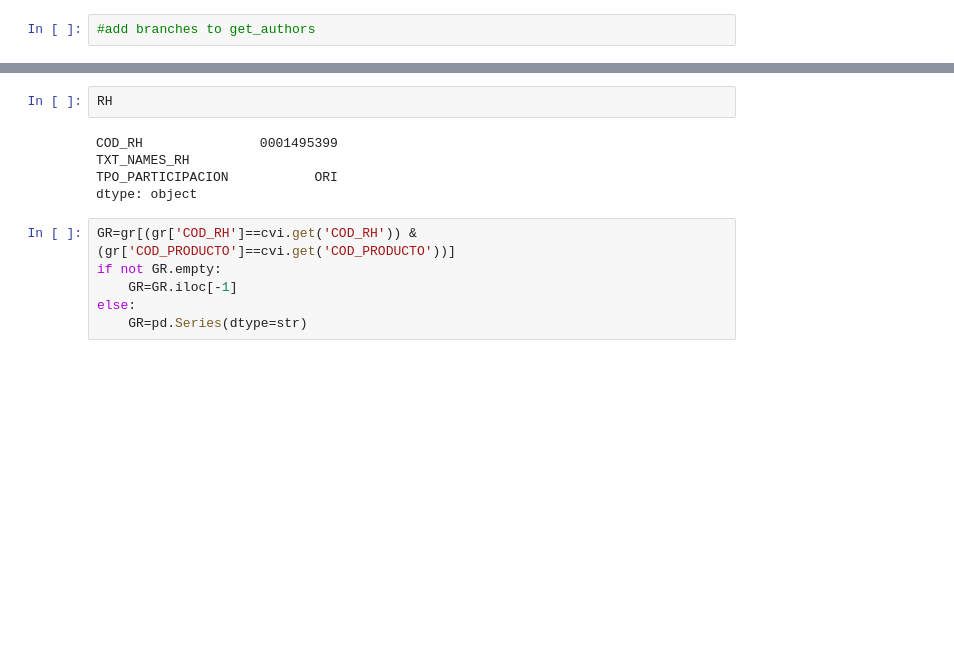
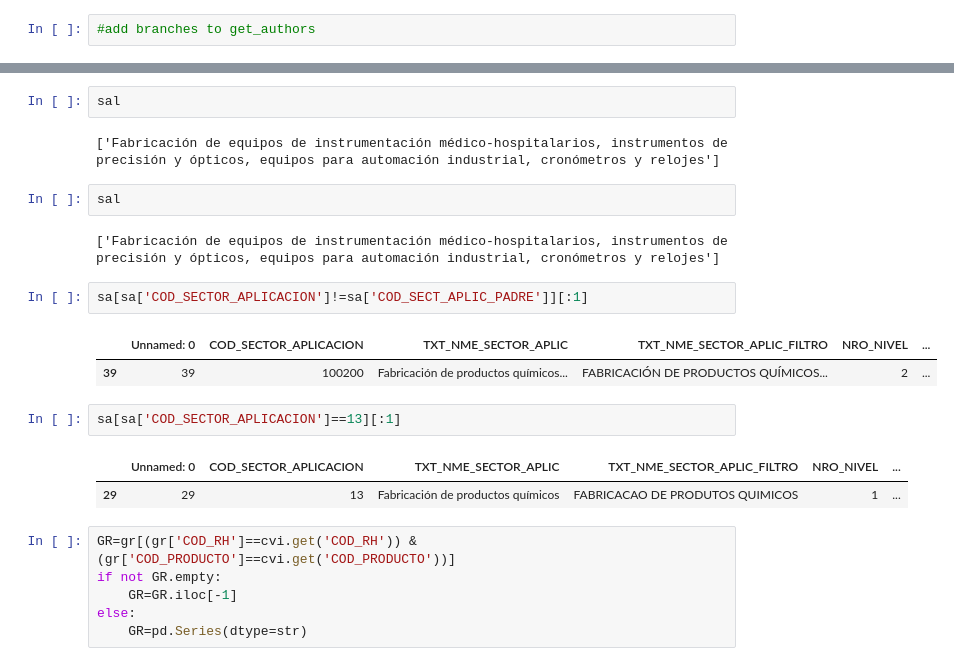
Before and after one commit to colav-playground/scienti, a Jupyter notebook: MIEMBROS_GRUPOS.ipynb, the cells around one changed output, grey strips where cells are left out. Cells and saved outputs as stored; diff of their text form; blank space fills up the shorter version.

```diff
--- a/MIEMBROS_GRUPOS.ipynb
+++ b/MIEMBROS_GRUPOS.ipynb
@@ -505,10 +423,21 @@ dtype: object
-# %%
-RH
-# %% [output]
-COD_RH               0001495399
-TXT_NAMES_RH
-TPO_PARTICIPACION           ORI
-dtype: object
+# %%
+sal
+# %% [output]
+['Fabricación de equipos de instrumentación médico-hospitalarios, instrumentos de precisión y ópticos, equipos para automación industrial, cronómetros y relojes']
+# %%
+sal
+# %% [output]
+['Fabricación de equipos de instrumentación médico-hospitalarios, instrumentos de precisión y ópticos, equipos para automación industrial, cronómetros y relojes']
+# %%
+sa[sa['COD_SECTOR_APLICACION']!=sa['COD_SECT_APLIC_PADRE']][:1]
+# %% [output]
+|  | Unnamed: 0 | COD_SECTOR_APLICACION | TXT_NME_SECTOR_APLIC | TXT_NME_SECTOR_APLIC_FILTRO | NRO_NIVEL | ... |
+| 39 | 39 | 100200 | Fabricación de productos químicos... | FABRICACIÓN DE PRODUCTOS QUÍMICOS... | 2 | ... |
+# %%
+sa[sa['COD_SECTOR_APLICACION']==13][:1]
+# %% [output]
+|  | Unnamed: 0 | COD_SECTOR_APLICACION | TXT_NME_SECTOR_APLIC | TXT_NME_SECTOR_APLIC_FILTRO | NRO_NIVEL | ... |
+| 29 | 29 | 13 | Fabricación de productos químicos | FABRICACAO DE PRODUTOS QUIMICOS | 1 | ... |
 # %%
 GR=gr[(gr['COD_RH']==cvi.get('COD_RH')) & (gr['COD_PRODUCTO']==cvi.get('COD_PRODUCTO'))]
 if not GR.empty:
```
Also changed, not shown: parts of 15 cells of this notebook, 1 other file.
